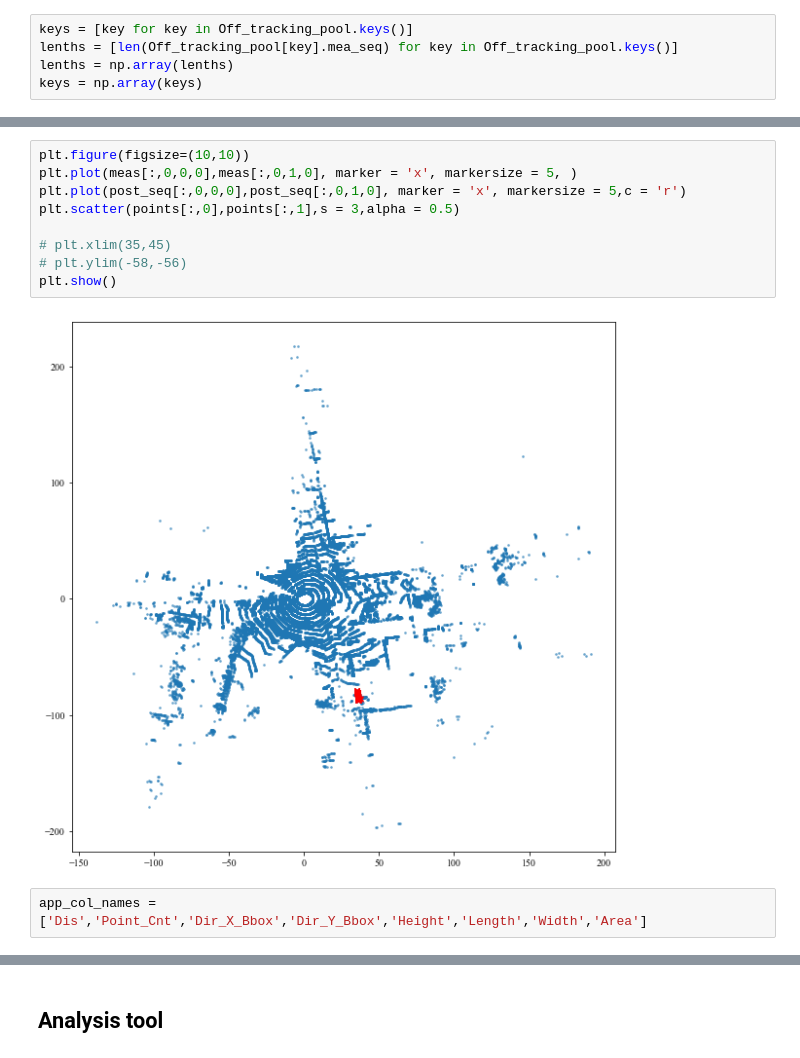
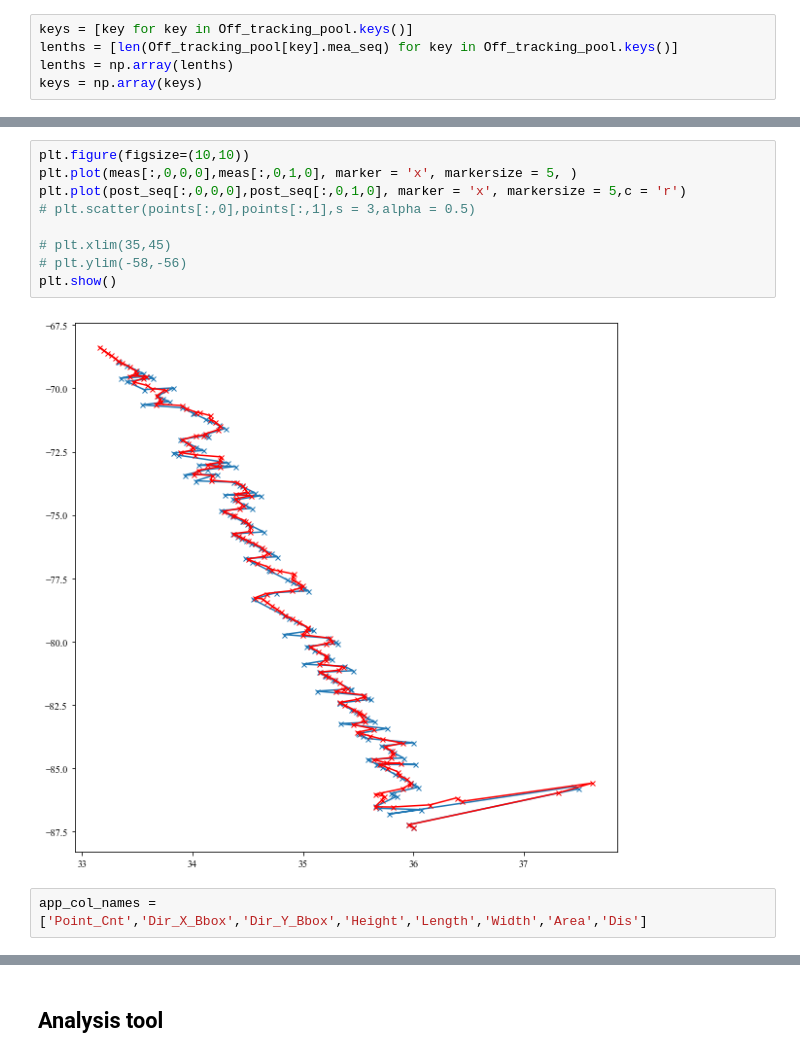
Before and after one commit to jksdbks123/Lidar-Tracker, a Jupyter notebook: LiDAR_Tracker_Project_v3.0/Test.ipynb, the cells around one changed output, grey strips where cells are left out. Saved outputs shown, nothing was run; the diff lists cells and outputs as text.

```diff
--- a/LiDAR_Tracker_Project_v3.0/Test.ipynb
+++ b/LiDAR_Tracker_Project_v3.0/Test.ipynb
@@ -253,14 +251,14 @@ print(Off_tracking_pool[key].start_frame + len(post_seq))
 # %%
 plt.figure(figsize=(10,10))
 plt.plot(meas[:,0,0,0],meas[:,0,1,0], marker = 'x', markersize = 5, )
 plt.plot(post_seq[:,0,0,0],post_seq[:,0,1,0], marker = 'x', markersize = 5,c = 'r')
-plt.scatter(points[:,0],points[:,1],s = 3,alpha = 0.5)
+# plt.scatter(points[:,0],points[:,1],s = 3,alpha = 0.5)
 
 # plt.xlim(35,45)
 # plt.ylim(-58,-56)
 plt.show()
 # %% [output]
-[figure, old version]
+[figure, new version]
 # %%
-app_col_names = ['Dis','Point_Cnt','Dir_X_Bbox','Dir_Y_Bbox','Height','Length','Width','Area']
+app_col_names = ['Point_Cnt','Dir_X_Bbox','Dir_Y_Bbox','Height','Length','Width','Area','Dis']
 # %%
```
Also changed, not shown: parts of 38 cells of this notebook, 12 other files.
